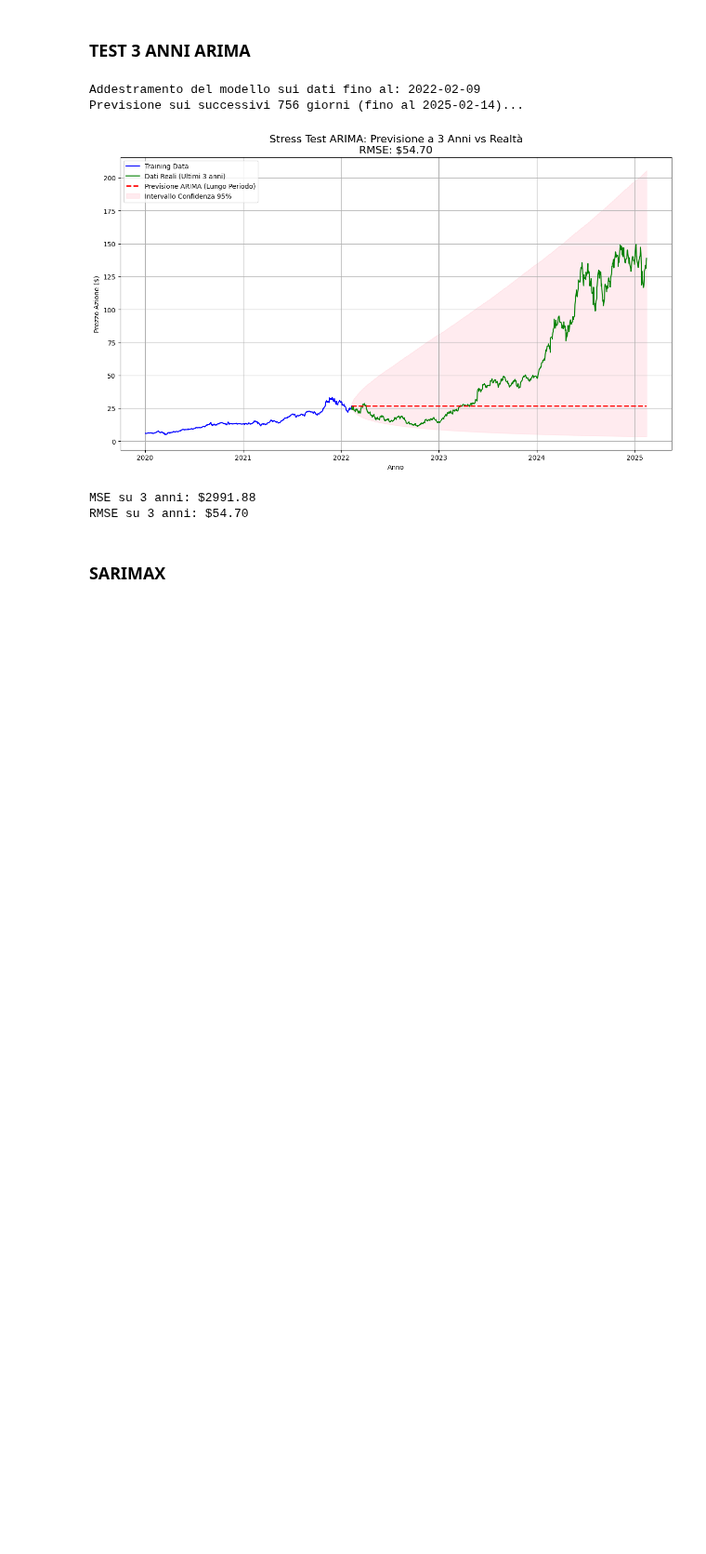
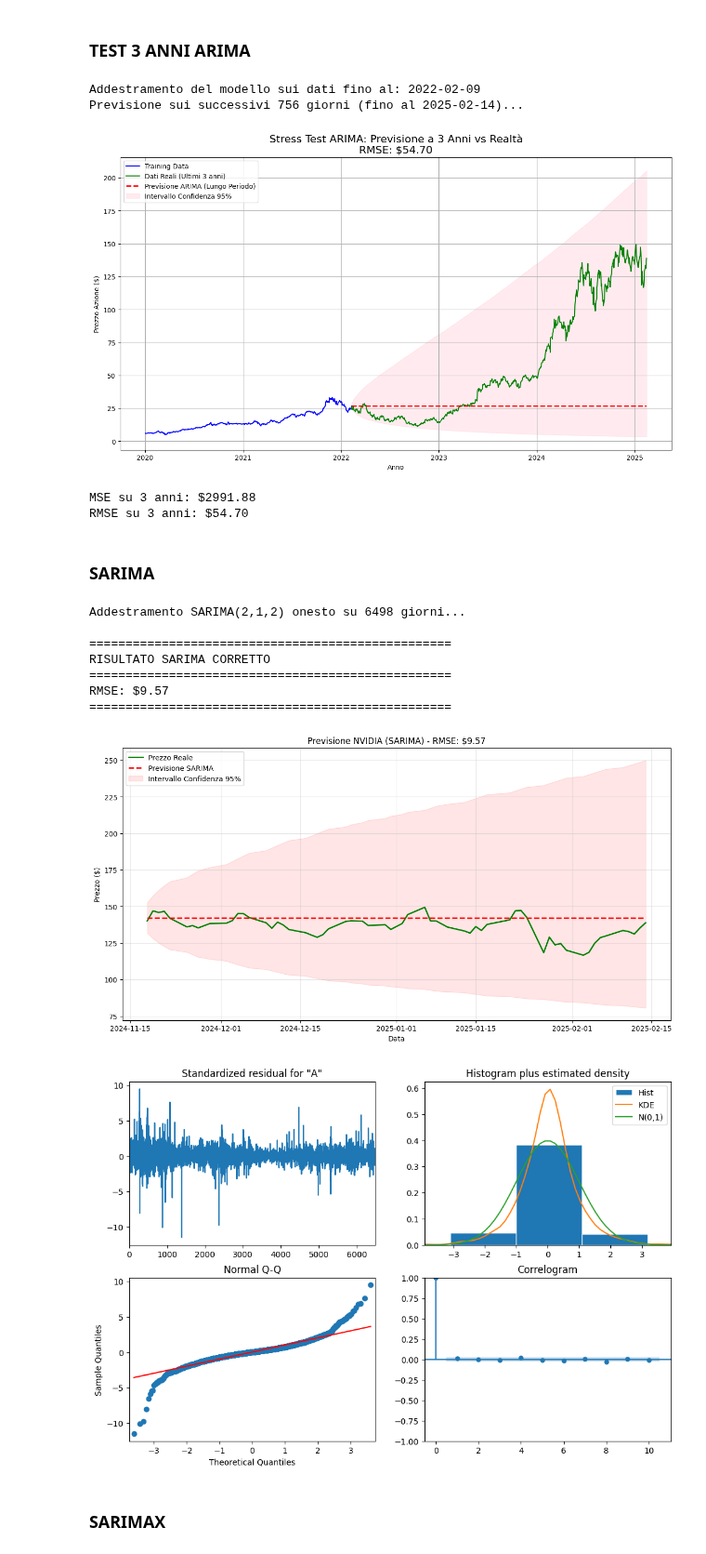
Before and after one commit to grannico/Progetti_DataScience_25-26, a Jupyter notebook: progetto_1/Forecasting/forecasting.ipynb, the cells around one changed output. Shown at 93% size. Saved outputs shown, nothing was run; the diff lists cells and outputs as text; code cells hidden in the pictures; blank space fills up the shorter version.

```diff
--- a/progetto_1/Forecasting/forecasting.ipynb
+++ b/progetto_1/Forecasting/forecasting.ipynb
@@ -397,7 +399,7 @@ import statsmodels.api as sm
 from sklearn.metrics import mean_squared_error
 
 # 1. Setup Dati
-df = pd.read_csv('data/raw/nvidia/NVDA.csv')
+df = pd.read_csv('../data/raw/nvidia/NVDA.csv')
 df['Date'] = pd.to_datetime(df['Date'])
 df.set_index('Date', inplace=True)
 ts_log = np.log(df['Adj Close'])
@@ -463,5 +465,78 @@ Previsione sui successivi 756 giorni (fino al 2025-02-14)...
 [figure]
 MSE su 3 anni: $2991.88
 RMSE su 3 anni: $54.70
+# %% [markdown]
+### SARIMA
+# %%
+# --- CODICE CORRETTO E COMPLETO (VERSIONE SARIMA) ---
+import statsmodels.api as sm
+from sklearn.metrics import mean_squared_error
+
+# 1. Definiamo l'orizzonte temporale del test (60 giorni)
+steps_test_ = 60
+
+# 2. Usiamo solo il prezzo (Target) - Assicurati che ts_log esista!
+# Se ts_log non esiste, scommenta la riga sotto:
+# ts_log = np.log(df['Adj Close'])
+
+train_endog = ts_log[:-steps_test_]
+test_log = ts_log[-steps_test_:]
+test_real = np.exp(test_log) # Prezzi reali in $ per il confronto
+
+print(f"Addestramento SARIMA(2,1,2) onesto su {len(train_endog)} giorni...")
+
+# 3. Configurazione del modello (Senza variabili esogene/volumi per evitare bias)
+model_sarima = sm.tsa.SARIMAX(train_endog,
+                              order=(2,1,2),
+                              seasonal_order=(0,0,0,0),
+                              enforce_stationarity=False,
+                              enforce_invertibility=False)
+
+results_sarima = model_sarima.fit(disp=False)
+
+# 4. Forecasting: chiediamo al modello di prevedere i prossimi 60 giorni
+forecast_result = results_sarima.get_forecast(steps=steps_test_)
+forecast_mean = forecast_result.predicted_mean
+conf_int = forecast_result.conf_int()
+
+# 5. Riconversione in Dollari ($)
+forecast_real = np.exp(forecast_mean)
+lower_limit = np.exp(conf_int.iloc[:, 0])
+upper_limit = np.exp(conf_int.iloc[:, 1])
+
+# 6. Calcolo Errore REALE (Senza aiuti dal volume futuro)
+rmse_sarima = np.sqrt(mean_squared_error(test_real, forecast_real))
+
+print("\n" + "="*50)
+print(f"RISULTATO SARIMA CORRETTO")
+print("="*50)
+print(f"RMSE: ${rmse_sarima:.2f}")
+print("="*50)
+
+# 7. Grafico dei risultati
+plt.figure(figsize=(14,7))
+plt.plot(test_real.index, test_real, label='Prezzo Reale', color='green', linewidth=2)
+plt.plot(test_real.index, forecast_real, label='Previsione SARIMA', color='red', linestyle='--', linewidth=2)
+plt.fill_between(test_real.index, lower_limit, upper_limit, color='red', alpha=0.1, label='Intervallo Confidenza 95%')
+plt.title(f'Previsione NVIDIA (SARIMA) - RMSE: ${rmse_sarima:.2f}')
+plt.xlabel('Data')
+plt.ylabel('Prezzo ($)')
+plt.legend()
+plt.grid(True, alpha=0.3)
+plt.show()
+
+# 8. Diagnostica dei residui
+results_sarima.plot_diagnostics(figsize=(12,8))
+plt.show()
+# %% [output]
+Addestramento SARIMA(2,1,2) onesto su 6498 giorni...
+
+==================================================
+RISULTATO SARIMA CORRETTO
+==================================================
+RMSE: $9.57
+==================================================
+[figure, added]
+[figure, added]
 # %% [markdown]
 ### SARIMAX
```
Also changed, not shown: parts of 14 cells of this notebook, 3 other files.
